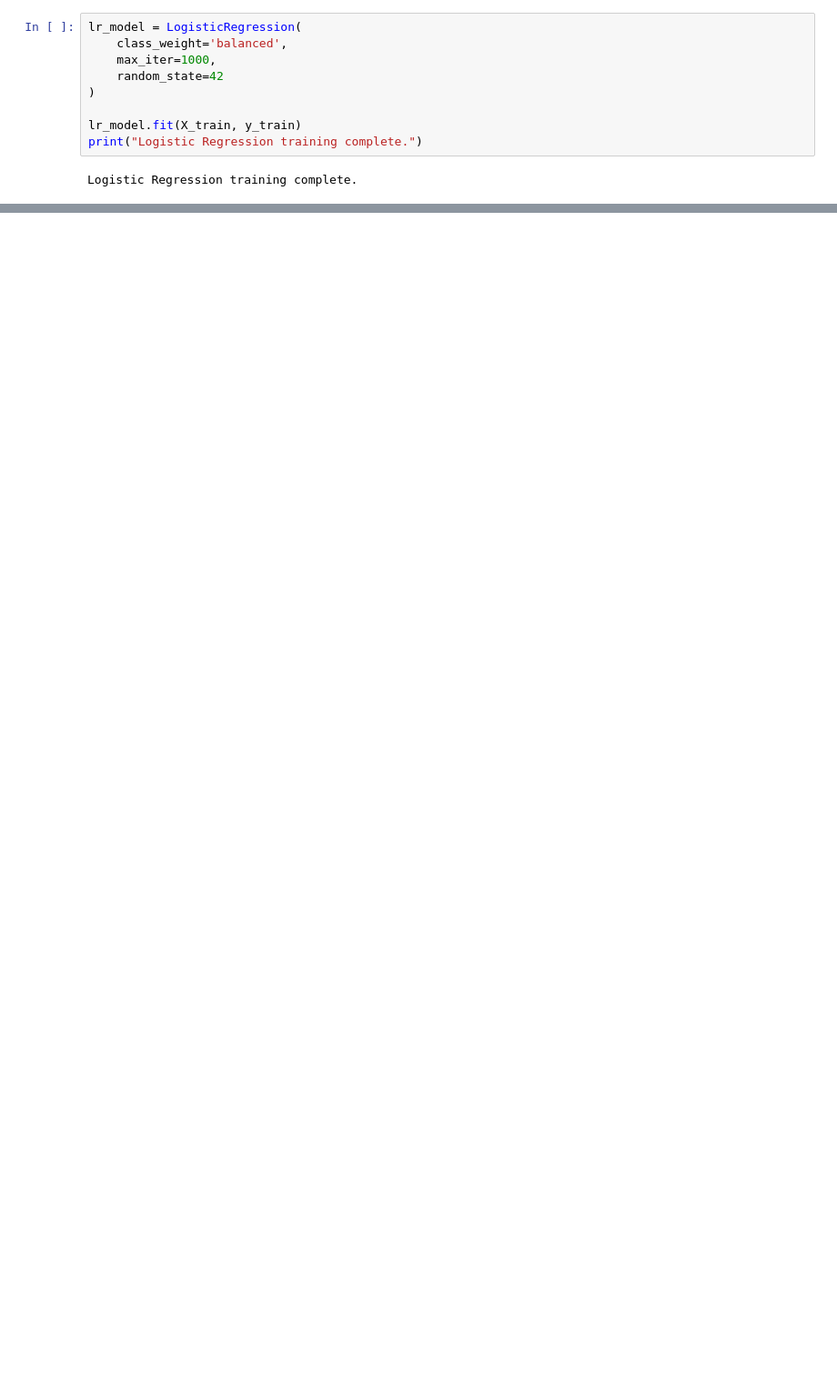
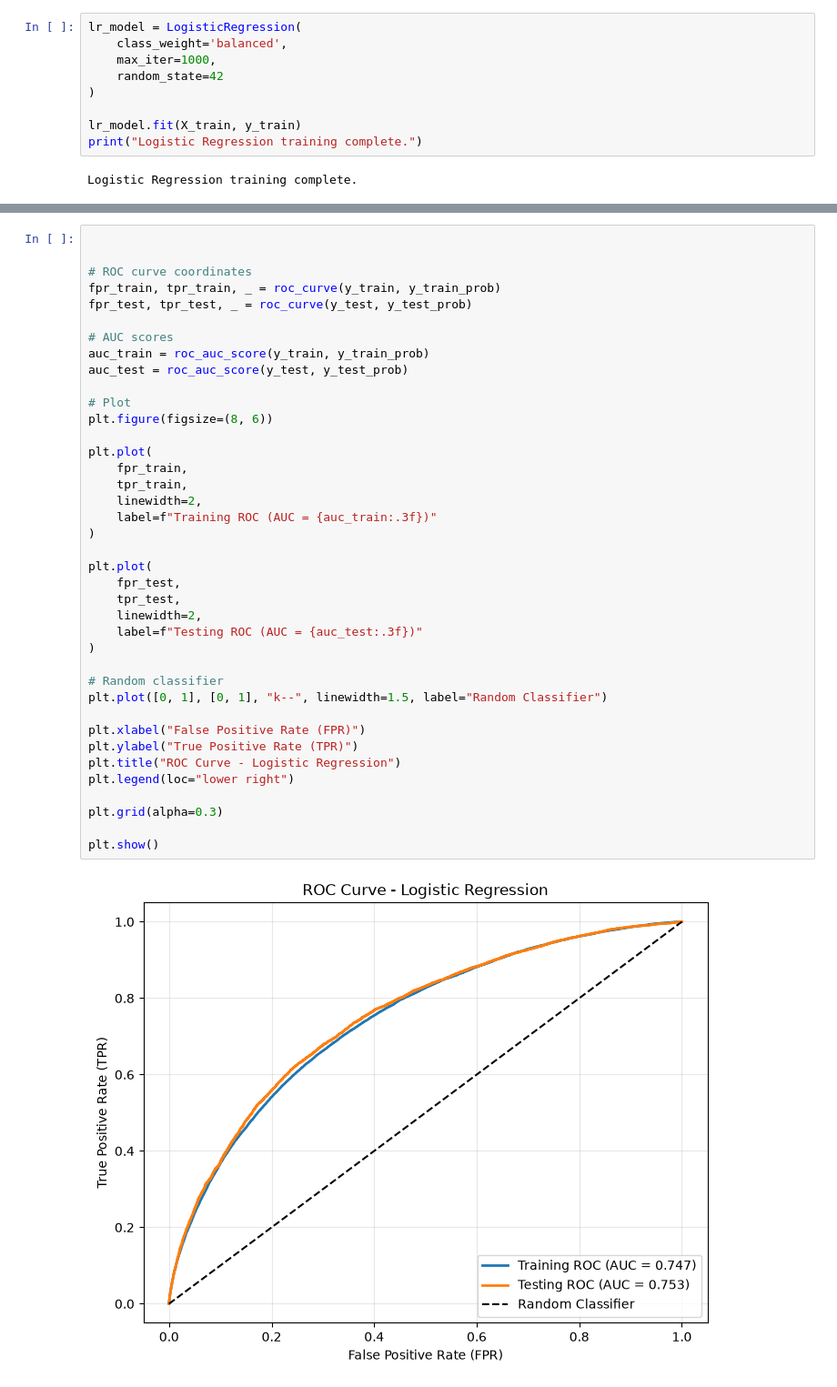
Before and after one commit to harshit87612/loan-default-prediction, a Jupyter notebook: notebooks/03_modeling.ipynb, the cells around one changed output, grey strips where cells are left out. Shown at 91% size. Cells and saved outputs as stored; diff of their text form; blank space fills up the shorter version.

```diff
--- a/notebooks/03_modeling.ipynb
+++ b/notebooks/03_modeling.ipynb
@@ -619,0 +461,41 @@ It is also worth noting that this dataset is synthetically generated. On real-wo
+# %%
+
+
+# ROC curve coordinates
+fpr_train, tpr_train, _ = roc_curve(y_train, y_train_prob)
+fpr_test, tpr_test, _ = roc_curve(y_test, y_test_prob)
+
+# AUC scores
+auc_train = roc_auc_score(y_train, y_train_prob)
+auc_test = roc_auc_score(y_test, y_test_prob)
+
+# Plot
+plt.figure(figsize=(8, 6))
+
+plt.plot(
+    fpr_train,
+    tpr_train,
+    linewidth=2,
+    label=f"Training ROC (AUC = {auc_train:.3f})"
+)
+
+plt.plot(
+    fpr_test,
+    tpr_test,
+    linewidth=2,
+    label=f"Testing ROC (AUC = {auc_test:.3f})"
+)
+
+# Random classifier
+plt.plot([0, 1], [0, 1], "k--", linewidth=1.5, label="Random Classifier")
+
+plt.xlabel("False Positive Rate (FPR)")
+plt.ylabel("True Positive Rate (TPR)")
+plt.title("ROC Curve - Logistic Regression")
+plt.legend(loc="lower right")
+
+plt.grid(alpha=0.3)
+
+plt.show()
+# %% [output]
+[figure, added]
```
Also changed, not shown: parts of 108 cells of this notebook.
